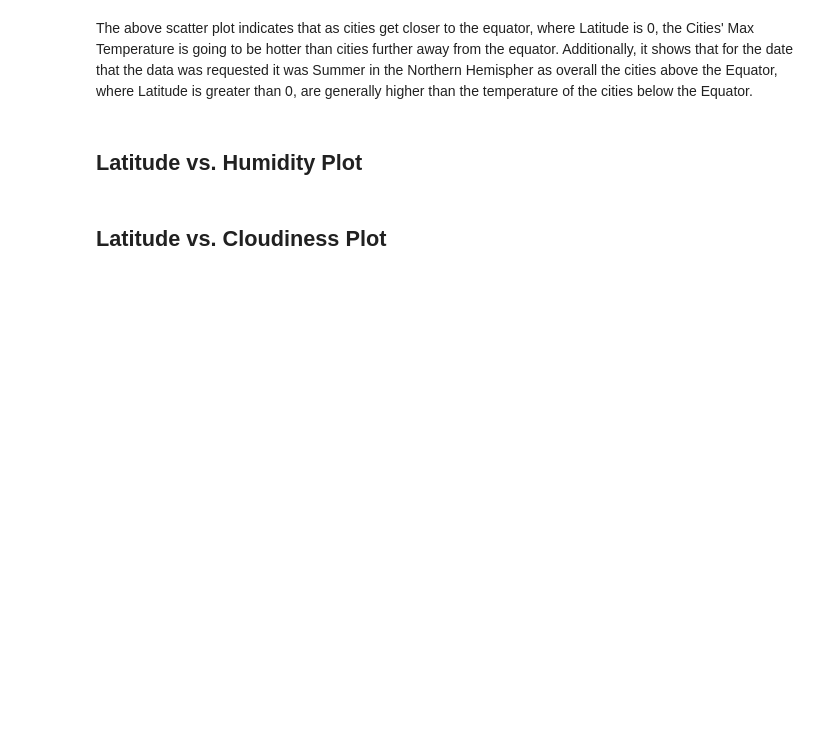
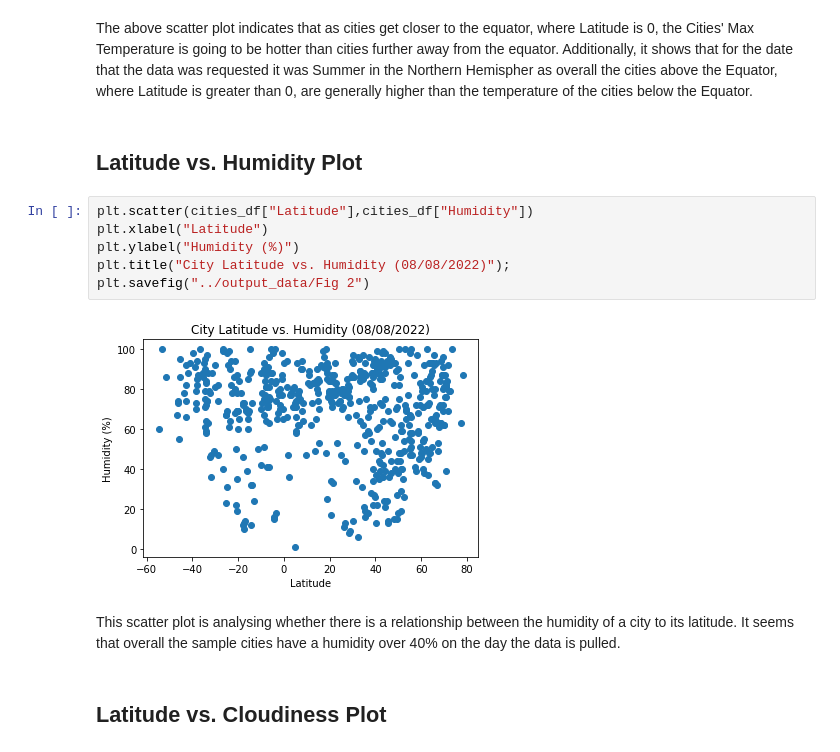
Before and after one commit to Ba1lina/World_Weather_Analysis, a Jupyter notebook: WeatherPy/WeatherPy.ipynb, the cells around one changed output. Saved outputs shown, nothing was run; the diff lists cells and outputs as text; blank space fills up the shorter version.

Commit message:
Finish scatter plots

```diff
--- a/WeatherPy/WeatherPy.ipynb
+++ b/WeatherPy/WeatherPy.ipynb
@@ -172,5 +180,15 @@ plt.title("City Latitude vs. Max Temperature (08/08/2022)");
 The above scatter plot indicates that as cities get closer to the equator, where Latitude is 0, the Cities' Max Temperature is going to be hotter than cities further away from the equator. Additionally, it shows that for the date that the data was requested it was Summer in the Northern Hemispher as overall the cities above the Equator, where Latitude is greater than 0, are generally higher than the temperature of the cities below the Equator.
 # %% [markdown]
 ## Latitude vs. Humidity Plot
+# %%
+plt.scatter(cities_df["Latitude"],cities_df["Humidity"])
+plt.xlabel("Latitude")
+plt.ylabel("Humidity (%)")
+plt.title("City Latitude vs. Humidity (08/08/2022)");
+plt.savefig("../output_data/Fig 2")
+# %% [output]
+[figure, added]
+# %% [markdown]
+This scatter plot is analysing whether there is a relationship between the humidity of a city to its latitude. It seems that overall the sample cities have a humidity over 40% on the day the data is pulled.
 # %% [markdown]
 ## Latitude vs. Cloudiness Plot
```
Also changed, not shown: parts of 6 cells of this notebook, 4 other files.
